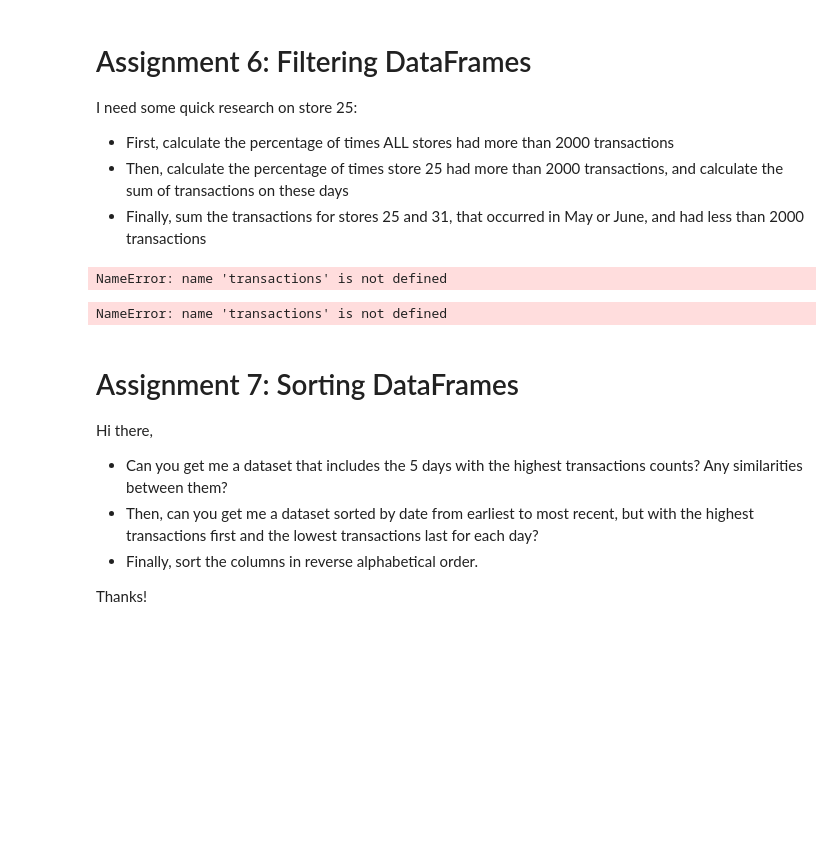
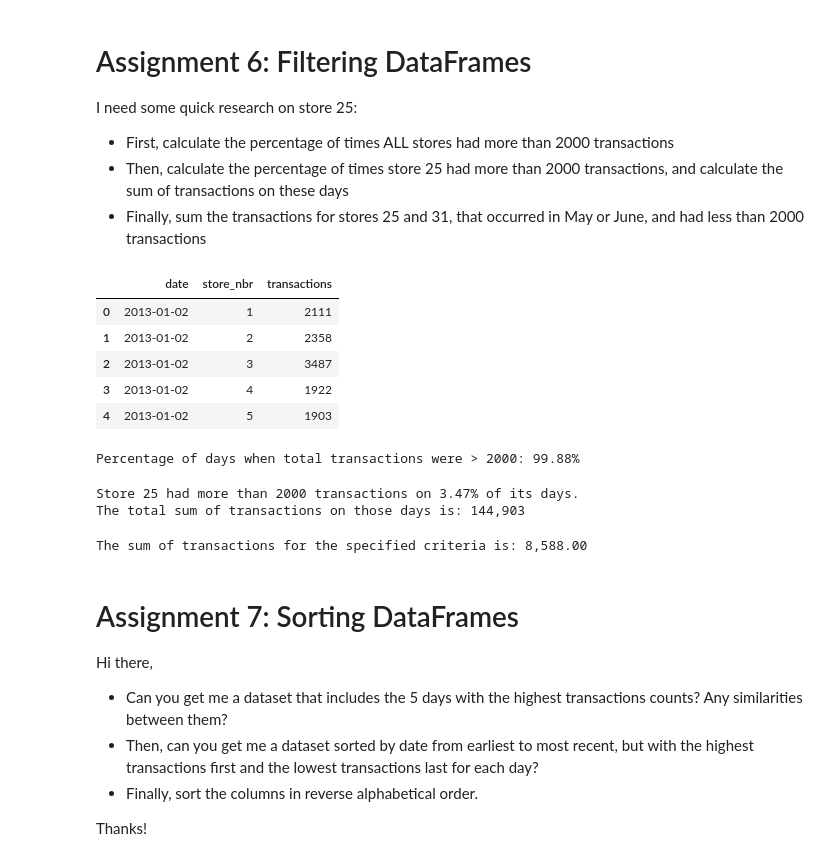
Before and after one commit to ItanasMin/Bit-Data-Analysis, a Jupyter notebook: Python/exercises/section03_DataFrames.ipynb, the cells around one changed output. Drawn from its saved outputs; the diff is of its cells as text; code cells hidden in the pictures; blank space fills up the shorter version.

```diff
--- a/Python/exercises/section03_DataFrames.ipynb
+++ b/Python/exercises/section03_DataFrames.ipynb
@@ -245,13 +244,46 @@ I need some quick research on store 25:
 * Then, calculate the percentage of times store 25 had more than 2000 transactions, and calculate the sum of transactions on these days
 * Finally, sum the transactions for stores 25 and 31, that occurred in May or June, and had less than 2000 transactions
 # %%
-transactions.head()
+df.head()
 # %% [output]
-NameError: name 'transactions' is not defined
+|  | date | store_nbr | transactions |
+| 0 | 2013-01-02 | 1 | 2111 |
+| 1 | 2013-01-02 | 2 | 2358 |
+| 2 | 2013-01-02 | 3 | 3487 |
+| 3 | 2013-01-02 | 4 | 1922 |
+| 4 | 2013-01-02 | 5 | 1903 |
-# %%
-transactions.query("date.str[6] == '1'")
-# %% [output]
-NameError: name 'transactions' is not defined
+# %%
+daily_total = df.groupby('date')['transactions'].sum()
+days_above_2000 = (daily_total > 2000).sum()
+total_days = df['date'].nunique()
+percentage = (days_above_2000 / total_days) * 100
+print(f"Percentage of days when total transactions were > 2000: {percentage:.2f}%")
+# %% [output]
+Percentage of days when total transactions were > 2000: 99.88%
+# %%
+store_25_df = df[df['store_nbr'] == 25]
+mask_above_2000 = store_25_df['transactions'] > 2000
+days_more_2000 = mask_above_2000.sum()
+
+total_days_25_store = len(store_25_df)
+percentage_25 = (days_more_2000 / total_days_25_store) * 100
+sum_transactions_25 = store_25_df.loc[mask_above_2000, 'transactions'].sum()
+
+print(f"Store 25 had more than 2000 transactions on {percentage_25:.2f}% of its days.")
+print(f"The total sum of transactions on those days is: {sum_transactions_25:,}")
+# %% [output]
+Store 25 had more than 2000 transactions on 3.47% of its days.
+The total sum of transactions on those days is: 144,903
+# %%
+mask_stors = df['store_nbr'].isin([25, 31])
+mask_months = df['date'].dt.month.isin([5, 7])
+mask_transactions = df['transactions'] > 2000
+final_mask = mask_stors & mask_months & mask_transactions
+sum_transactions = df.loc[final_mask, 'transactions'].sum()
+
+print(f"The sum of transactions for the specified criteria is: {sum_transactions:,.2f}")
+# %% [output]
+The sum of transactions for the specified criteria is: 8,588.00
 # %% [markdown]
 # Assignment 7: Sorting DataFrames
 
```
Also changed, not shown: parts of 3 cells of this notebook.
